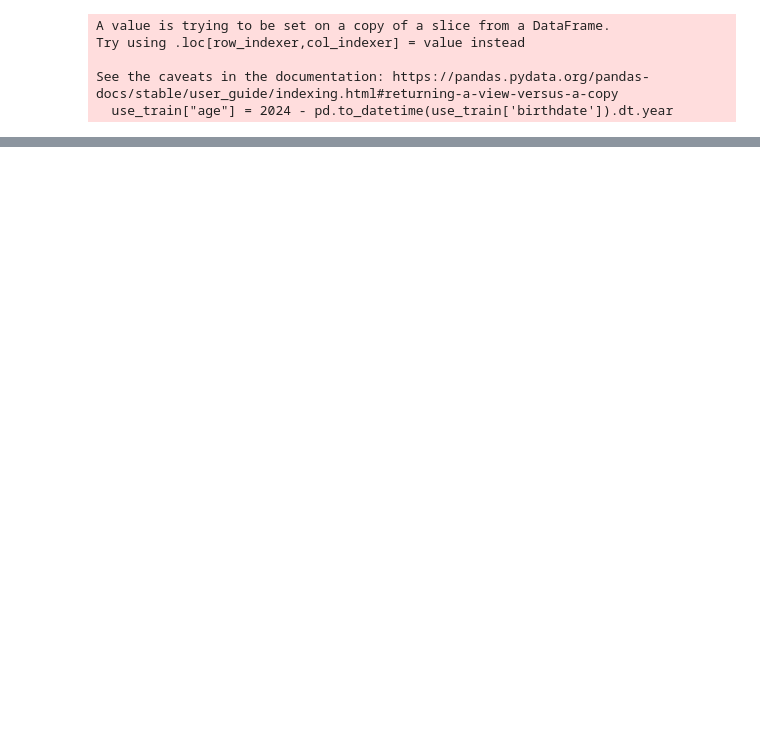
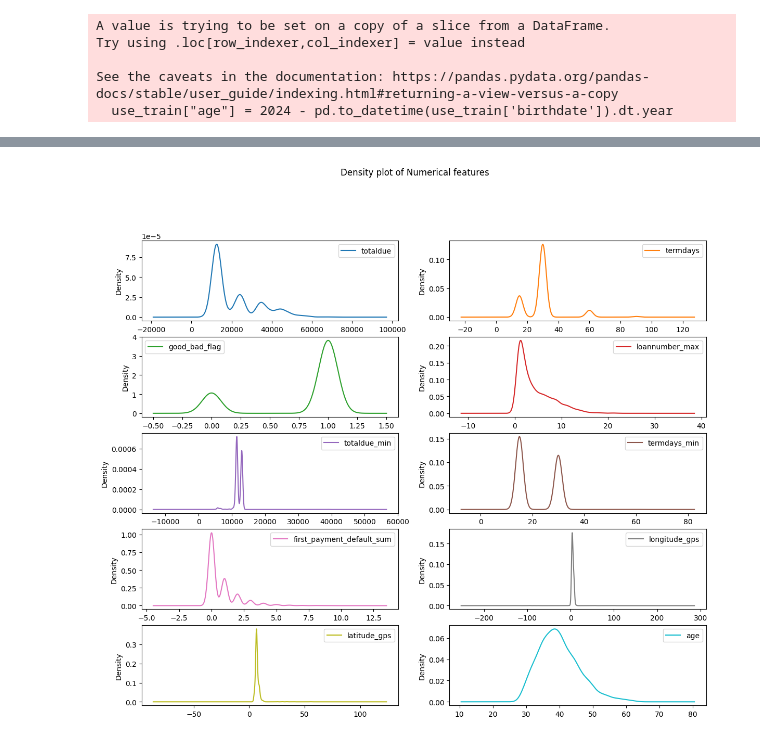
Before and after one commit to F-U-Njoku/loan-default-prediction, a Jupyter notebook: notebook.ipynb, the cells around one changed output, grey strips where cells are left out. Saved outputs shown, nothing was run; the diff lists cells and outputs as text; code cells hidden in the pictures; blank space fills up the shorter version.

```diff
--- a/notebook.ipynb
+++ b/notebook.ipynb
@@ -369,0 +592,5 @@ Name: count, dtype: int64
+# %%
+use_train.select_dtypes(include="number").plot(kind='density',figsize=(14,14),subplots=True,layout=(6,2),title="Density plot of Numerical features",sharex=False)
+plt.show()
+# %% [output]
+[figure, added]
```
Also changed, not shown: parts of 131 cells of this notebook, 6 other files.
